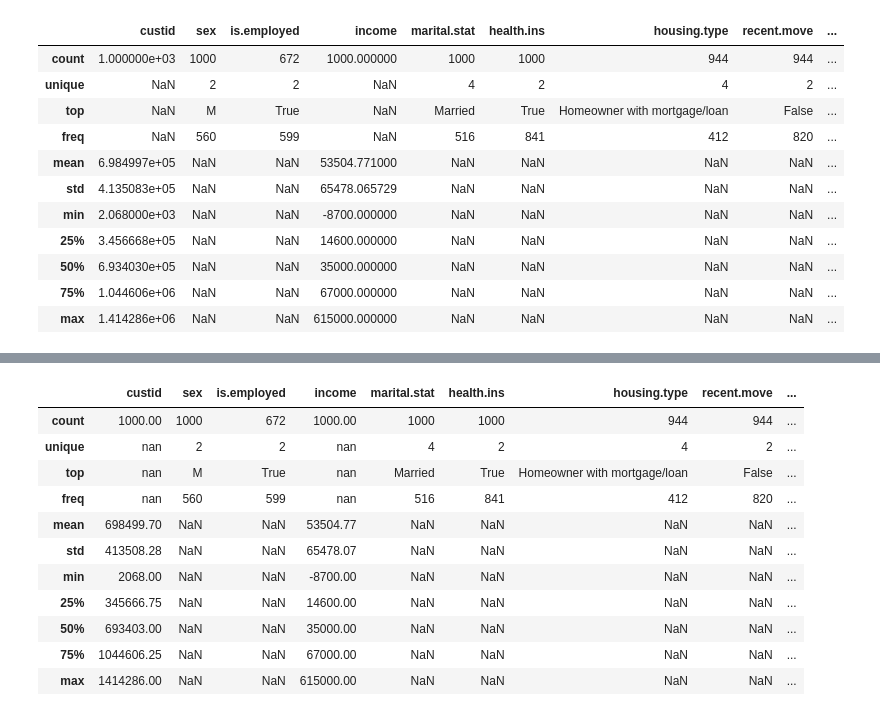
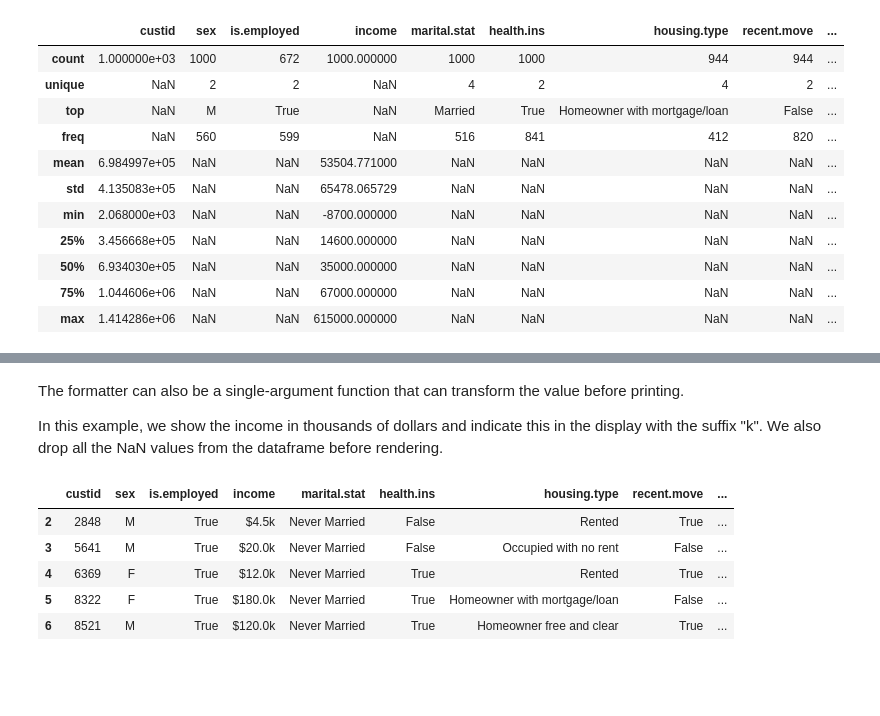
Before and after one commit to jim-kukla/fall2018, a Jupyter notebook: jupyter_notebooks/incoming/L04a - Validate and Summarize.ipynb, the cells around one changed output, grey strips where cells are left out. Cells and saved outputs as stored; diff of their text form; code cells hidden in the pictures; blank space fills up the shorter version.

```diff
--- a/jupyter_notebooks/incoming/L04a - Validate and Summarize.ipynb
+++ b/jupyter_notebooks/incoming/L04a - Validate and Summarize.ipynb
@@ -243,22 +307,19 @@ custdata.describe(include="all")
+# %% [markdown]
+The formatter can also be a single-argument function that can transform the value before printing.
+
+In this example, we show the income in thousands of dollars and indicate this in the display with the suffix "k".  We also drop all the NaN values from the dataframe before rendering.
+# %%
+custdata.dropna().head().style.highlight_null(null_color="red").format({'income': lambda x: '${:.1f}k'.format(x/1000)})
+# %% [output]
+|  | custid | sex | is.employed | income | marital.stat | health.ins | housing.type | recent.move | ... |
+| 2 | 2848 | M | True | $4.5k | Never Married | False | Rented | True | ... |
+| 3 | 5641 | M | True | $20.0k | Never Married | False | Occupied with no rent | False | ... |
+| 4 | 6369 | F | True | $12.0k | Never Married | True | Rented | True | ... |
+| 5 | 8322 | F | True | $180.0k | Never Married | True | Homeowner with mortgage/loan | False | ... |
+| 6 | 8521 | M | True | $120.0k | Never Married | True | Homeowner free and clear | True | ... |
 # %%
 #  Remove fractional elements for display since we're dealing with large numbers.
 #
 #  NOTE:  Setting it this way is universal!
-pd.options.display.float_format = '{:.2f}'.format
-
-#  This is the default:
-#    pd.options.display.float_format = '{:e}'.format
-custdata.describe(include="all")
+#
+#pd.options.display.float_format = '{:.2f}'.format
-# %% [output]
-|  | custid | sex | is.employed | income | marital.stat | health.ins | housing.type | recent.move | ... |
-| count | 1000.00 | 1000 | 672 | 1000.00 | 1000 | 1000 | 944 | 944 | ... |
-| unique | nan | 2 | 2 | nan | 4 | 2 | 4 | 2 | ... |
-| top | nan | M | True | nan | Married | True | Homeowner with mortgage/loan | False | ... |
-| freq | nan | 560 | 599 | nan | 516 | 841 | 412 | 820 | ... |
-| mean | 698499.70 | NaN | NaN | 53504.77 | NaN | NaN | NaN | NaN | ... |
-| std | 413508.28 | NaN | NaN | 65478.07 | NaN | NaN | NaN | NaN | ... |
-| min | 2068.00 | NaN | NaN | -8700.00 | NaN | NaN | NaN | NaN | ... |
-| 25% | 345666.75 | NaN | NaN | 14600.00 | NaN | NaN | NaN | NaN | ... |
-| 50% | 693403.00 | NaN | NaN | 35000.00 | NaN | NaN | NaN | NaN | ... |
-| 75% | 1044606.25 | NaN | NaN | 67000.00 | NaN | NaN | NaN | NaN | ... |
-| max | 1414286.00 | NaN | NaN | 615000.00 | NaN | NaN | NaN | NaN | ... |
```
Also changed, not shown: parts of 7 cells of this notebook, 1 other file.
